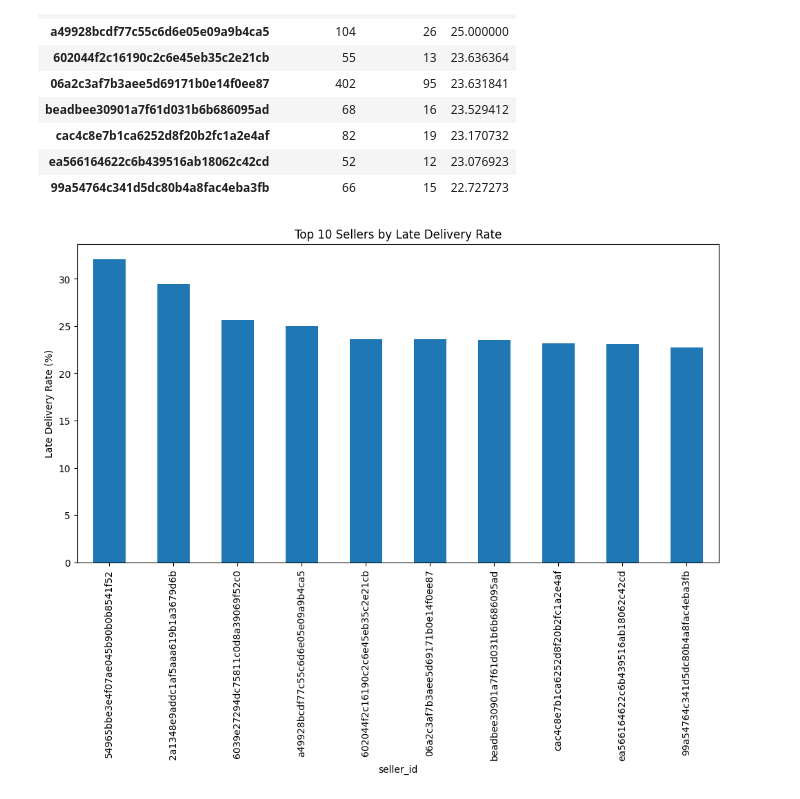
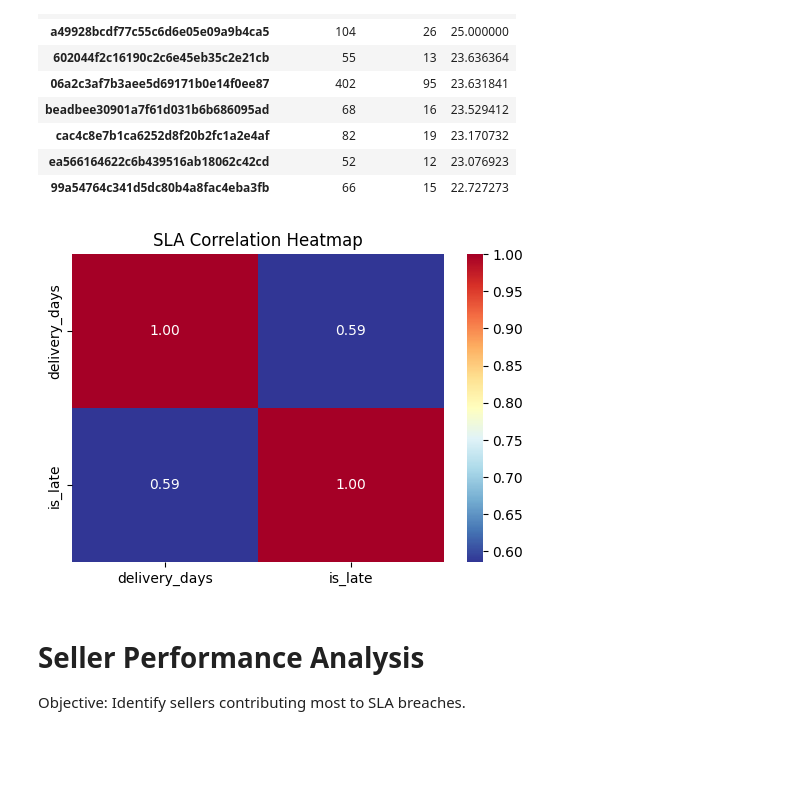
Before and after one commit to varuneshjain/ecommerce-revenue-intelligence, a Jupyter notebook: notebooks/03_sla_analysis.ipynb, the cells around one changed output. Saved outputs shown, nothing was run; the diff lists cells and outputs as text; code cells hidden in the pictures; blank space fills up the shorter version.

Commit message:
Delivery Time Analysis

```diff
--- a/notebooks/03_sla_analysis.ipynb
+++ b/notebooks/03_sla_analysis.ipynb
@@ -293,22 +293,33 @@ seller_late.head(10)
 | ea566164622c6b439516ab18062c42cd | 52 | 12 | 23.076923 |
 | 99a54764c341d5dc80b4a8fac4eba3fb | 66 | 15 | 22.727273 |
 # %%
+import seaborn as sns
 import matplotlib.pyplot as plt
 
-plt.figure(figsize=(12,6))
+heatmap_df = seller_orders[
+    [
+        "delivery_days",
+        "is_late"
+    ]
+]
 
-seller_late.head(10)["late_rate"].plot(
-    kind="bar"
+corr_matrix = heatmap_df.corr()
+
+plt.figure(figsize=(6,4))
+
+sns.heatmap(
+    corr_matrix,
+    annot=True,
+    cmap="RdYlBu_r",
+    fmt=".2f"
 )
 
-plt.title(
-    "Top 10 Sellers by Late Delivery Rate"
-)
-
-plt.ylabel(
-    "Late Delivery Rate (%)"
-)
-
+plt.title("SLA Correlation Heatmap")
 plt.show()
 # %% [output]
-[figure, old version]
+[figure, new version]
+# %% [markdown]
+# Seller Performance Analysis
+
+Objective:
+Identify sellers contributing most to SLA breaches.
```
Also changed, not shown: parts of 11 cells of this notebook.
